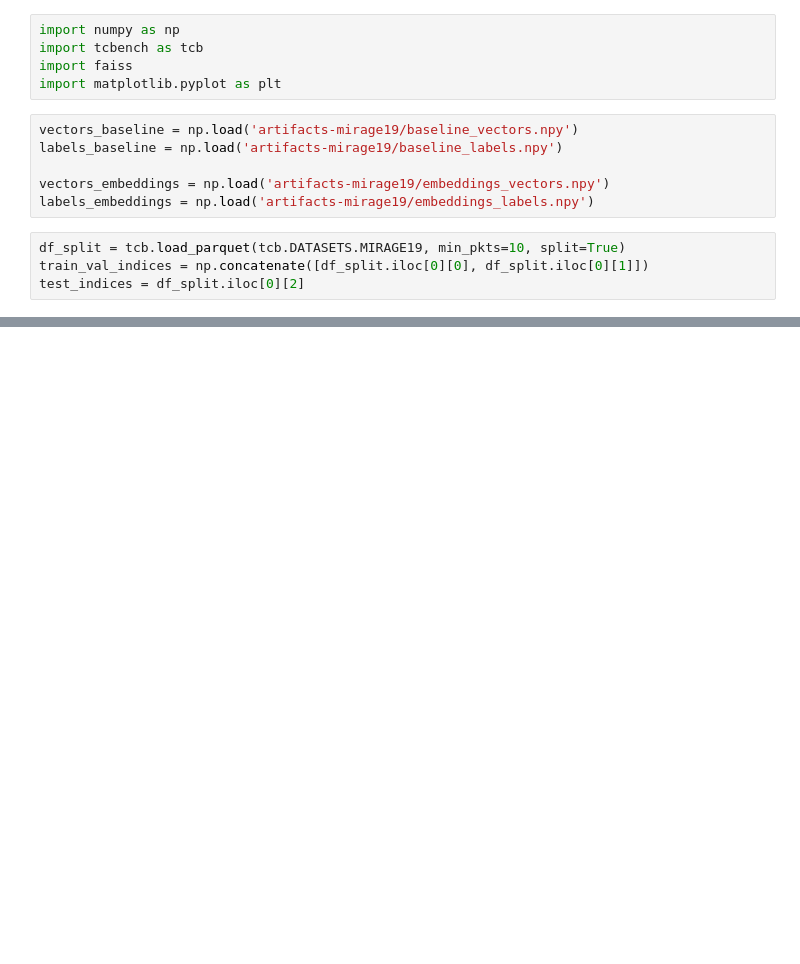
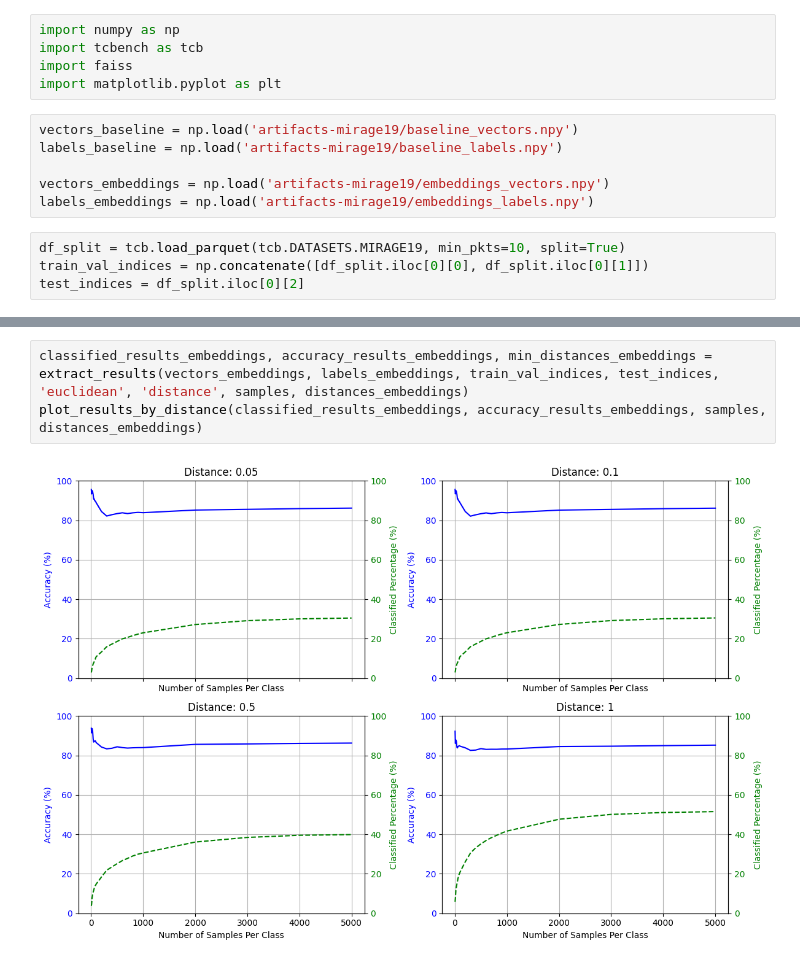
Before and after one commit to elliev7/partiii_research_project, a Jupyter notebook: fingerprinting/database.ipynb, the cells around one changed output, grey strips where cells are left out. Cells and saved outputs as stored; diff of their text form; blank space fills up the shorter version.

```diff
--- a/fingerprinting/database.ipynb
+++ b/fingerprinting/database.ipynb
@@ -209,0 +184,5 @@ plt.show()
+# %%
+classified_results_embeddings, accuracy_results_embeddings, min_distances_embeddings = extract_results(vectors_embeddings, labels_embeddings, train_val_indices, test_indices, 'euclidean', 'distance', samples, distances_embeddings)
+plot_results_by_distance(classified_results_embeddings, accuracy_results_embeddings, samples, distances_embeddings)
+# %% [output]
+[figure, added]
```
Also changed, not shown: parts of 29 cells of this notebook, 4 other files.
